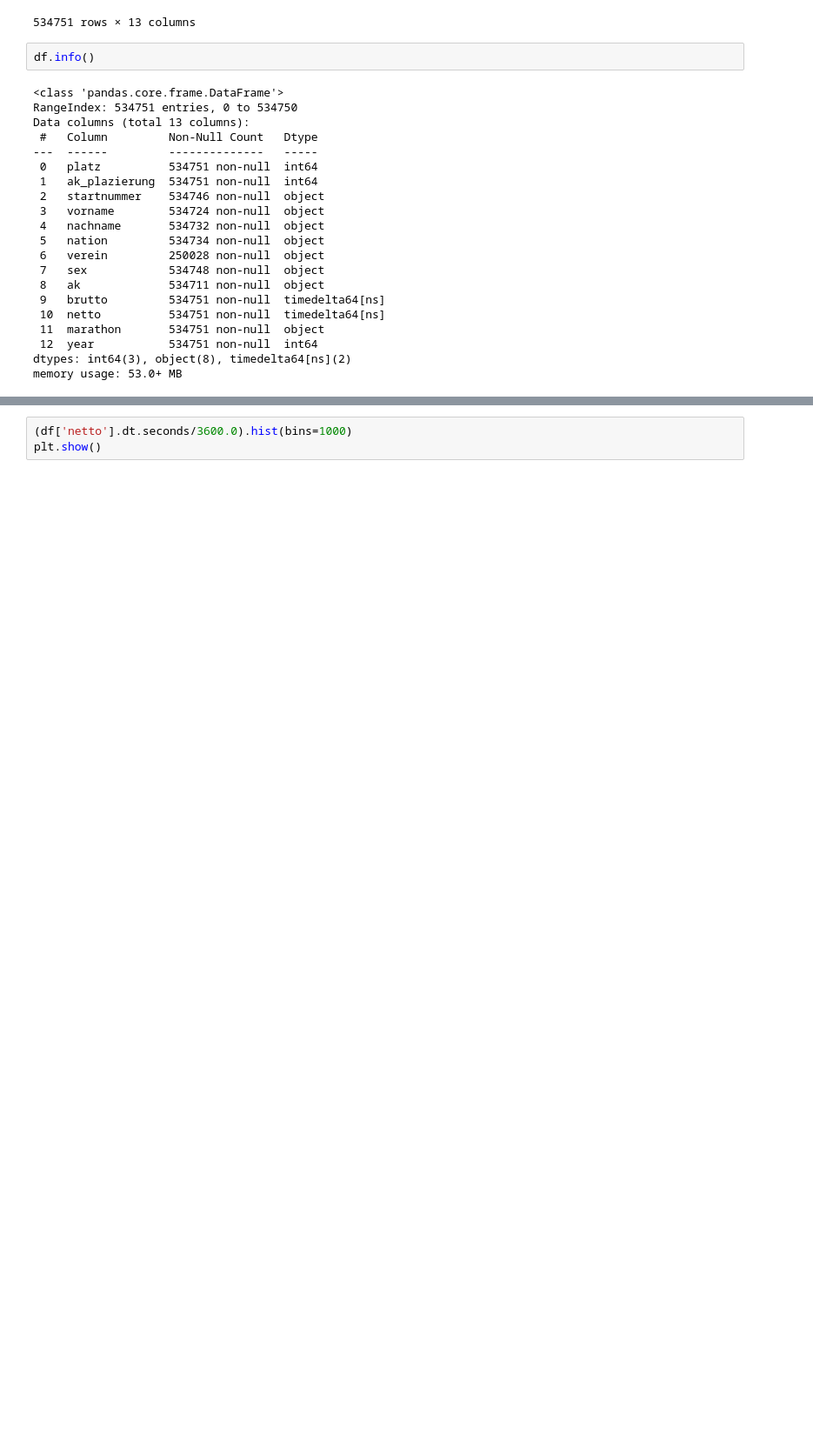
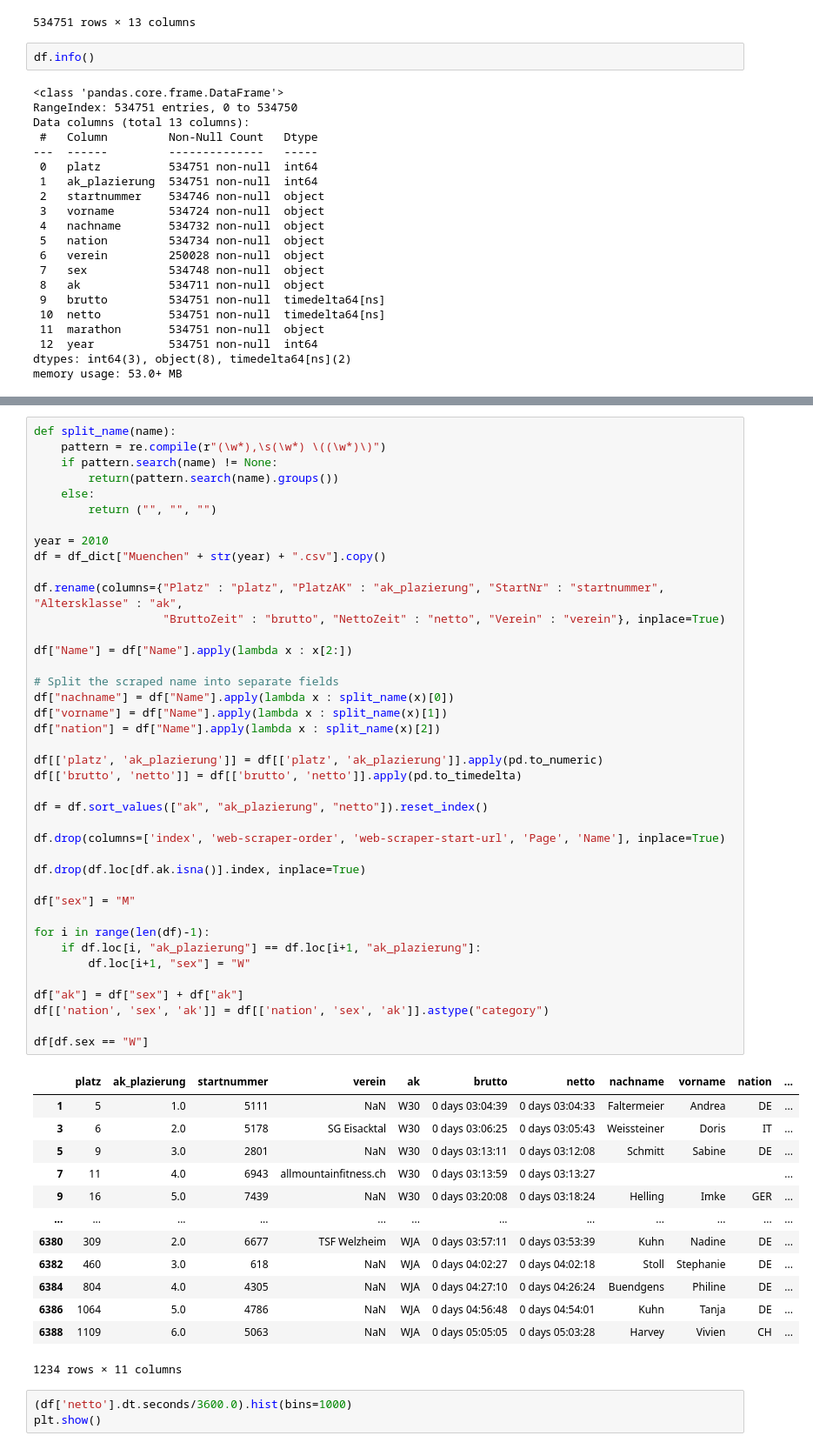
Before and after one commit to Nop287/marathon, a Jupyter notebook: MarathonData.ipynb, the cells around one changed output, grey strips where cells are left out. Shown at 87% size. Saved outputs shown, nothing was run; the diff lists cells and outputs as text; blank space fills up the shorter version.

```diff
--- a/MarathonData.ipynb
+++ b/MarathonData.ipynb
@@ -337,3 +339,57 @@ df
+# %%
+def split_name(name):
+    pattern = re.compile(r"(\w*),\s(\w*) \((\w*)\)")
+    if pattern.search(name) != None:
+        return(pattern.search(name).groups())
+    else:
+        return ("", "", "")
+
+year = 2010
+df = df_dict["Muenchen" + str(year) + ".csv"].copy()
+
+df.rename(columns={"Platz" : "platz", "PlatzAK" : "ak_plazierung", "StartNr" : "startnummer", "Altersklasse" : "ak",
+                   "BruttoZeit" : "brutto", "NettoZeit" : "netto", "Verein" : "verein"}, inplace=True)
+
+df["Name"] = df["Name"].apply(lambda x : x[2:])
+
+# Split the scraped name into separate fields
+df["nachname"] = df["Name"].apply(lambda x : split_name(x)[0])
+df["vorname"] = df["Name"].apply(lambda x : split_name(x)[1])
+df["nation"] = df["Name"].apply(lambda x : split_name(x)[2])
+
+df[['platz', 'ak_plazierung']] = df[['platz', 'ak_plazierung']].apply(pd.to_numeric)
+df[['brutto', 'netto']] = df[['brutto', 'netto']].apply(pd.to_timedelta)
+
+df = df.sort_values(["ak", "ak_plazierung", "netto"]).reset_index()
+
+df.drop(columns=['index', 'web-scraper-order', 'web-scraper-start-url', 'Page', 'Name'], inplace=True)
+
+df.drop(df.loc[df.ak.isna()].index, inplace=True)
+
+df["sex"] = "M"
+
+for i in range(len(df)-1):
+    if df.loc[i, "ak_plazierung"] == df.loc[i+1, "ak_plazierung"]:
+        df.loc[i+1, "sex"] = "W"
+
+df["ak"] = df["sex"] + df["ak"]
+df[['nation', 'sex', 'ak']] = df[['nation', 'sex', 'ak']].astype("category")
+
+df[df.sex == "W"]
+# %% [output]
+|  | platz | ak_plazierung | startnummer | verein | ak | brutto | netto | nachname | vorname | nation | ... |
+| 1 | 5 | 1.0 | 5111 | NaN | W30 | 0 days 03:04:39 | 0 days 03:04:33 | Faltermeier | Andrea | DE | ... |
+| 3 | 6 | 2.0 | 5178 | SG Eisacktal | W30 | 0 days 03:06:25 | 0 days 03:05:43 | Weissteiner | Doris | IT | ... |
+| 5 | 9 | 3.0 | 2801 | NaN | W30 | 0 days 03:13:11 | 0 days 03:12:08 | Schmitt | Sabine | DE | ... |
+| 7 | 11 | 4.0 | 6943 | allmountainfitness.ch | W30 | 0 days 03:13:59 | 0 days 03:13:27 |  |  |  | ... |
+| 9 | 16 | 5.0 | 7439 | NaN | W30 | 0 days 03:20:08 | 0 days 03:18:24 | Helling | Imke | GER | ... |
+| ... | ... | ... | ... | ... | ... | ... | ... | ... | ... | ... | ... |
+| 6380 | 309 | 2.0 | 6677 | TSF Welzheim | WJA | 0 days 03:57:11 | 0 days 03:53:39 | Kuhn | Nadine | DE | ... |
+| 6382 | 460 | 3.0 | 618 | NaN | WJA | 0 days 04:02:27 | 0 days 04:02:18 | Stoll | Stephanie | DE | ... |
+| 6384 | 804 | 4.0 | 4305 | NaN | WJA | 0 days 04:27:10 | 0 days 04:26:24 | Buendgens | Philine | DE | ... |
+| 6386 | 1064 | 5.0 | 4786 | NaN | WJA | 0 days 04:56:48 | 0 days 04:54:01 | Kuhn | Tanja | DE | ... |
+| 6388 | 1109 | 6.0 | 5063 | NaN | WJA | 0 days 05:05:05 | 0 days 05:03:28 | Harvey | Vivien | CH | ... |
+1234 rows × 11 columns
 # %%
 (df['netto'].dt.seconds/3600.0).hist(bins=1000)
 plt.show()
```
Also changed, not shown: parts of 3 cells of this notebook.
